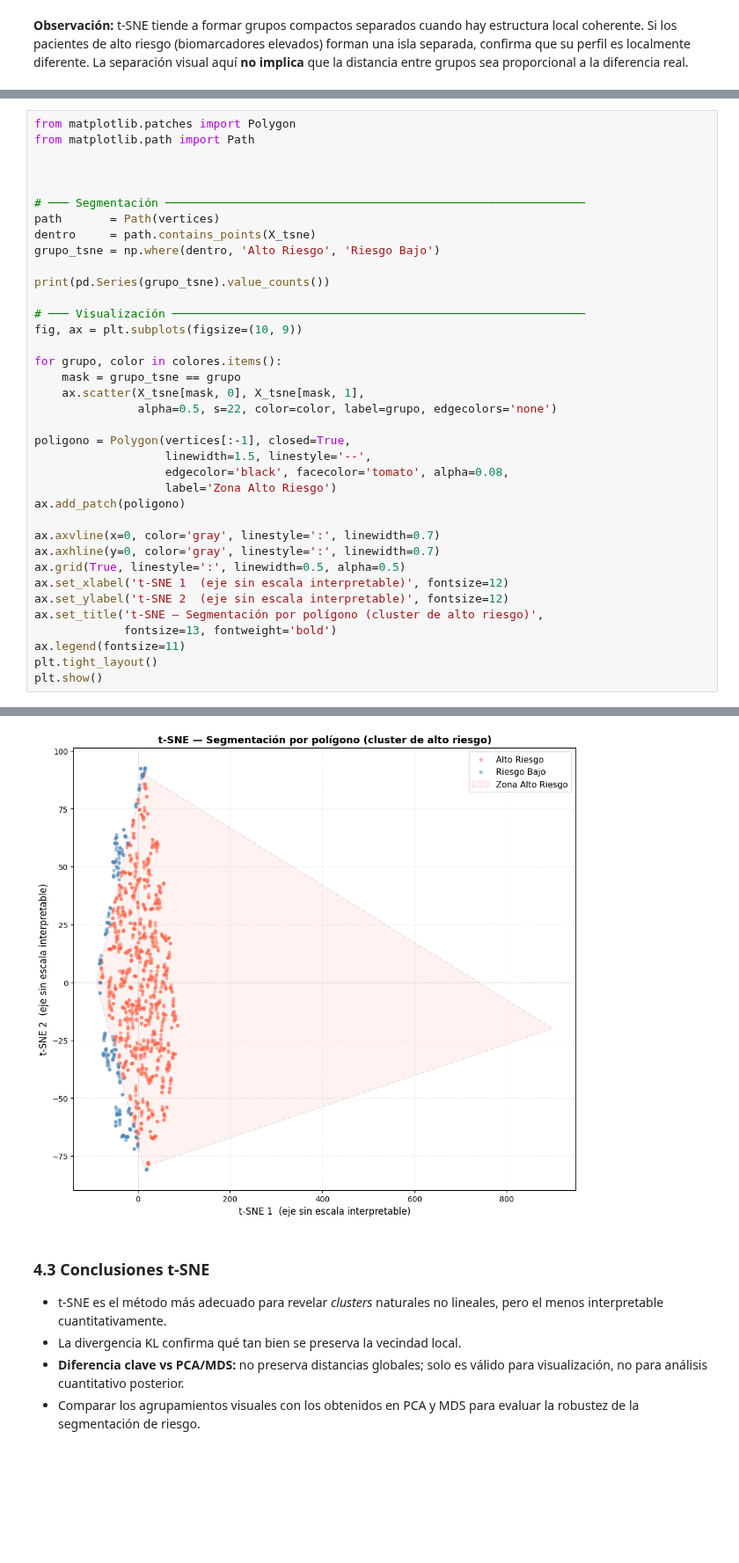
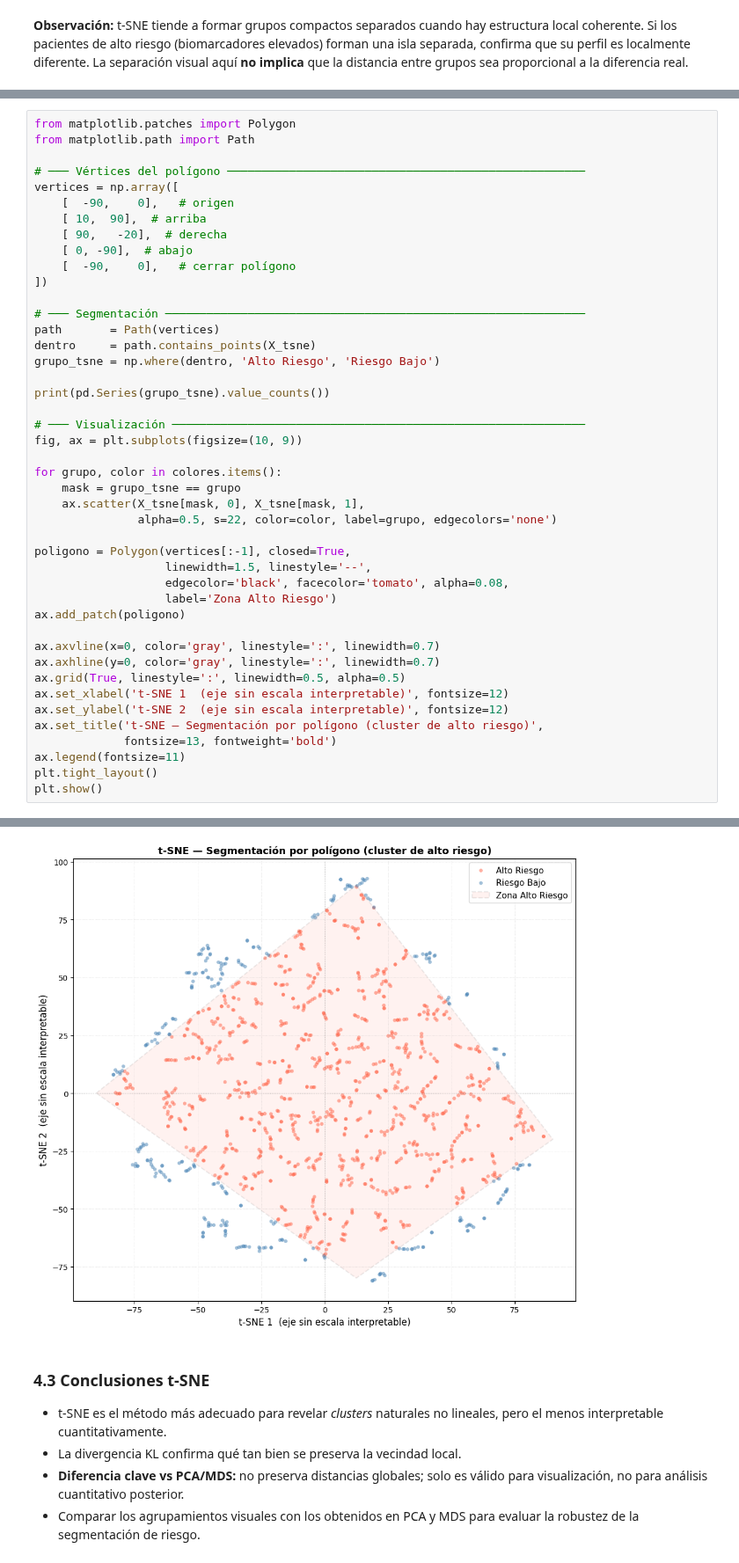
Before and after one commit to somexav/ciencia_datos_m3_e1, a Jupyter notebook: M3E1_HeartAttack_Xavier.ipynb, the cells around one changed output, grey strips where cells are left out. Shown at 88% size. Drawn from its saved outputs; the diff is of its cells as text; blank space fills up the shorter version.

```diff
--- a/M3E1_HeartAttack_Xavier.ipynb
+++ b/M3E1_HeartAttack_Xavier.ipynb
@@ -825,7 +816,14 @@ vertices = np.array([
 from matplotlib.patches import Polygon
 from matplotlib.path import Path
 
-
+# ─── Vértices del polígono ────────────────────────────────────────────────────
+vertices = np.array([
+    [  -90,    0],   # origen
+    [ 10,  90],  # arriba
+    [ 90,   -20],  # derecha
+    [ 0, -90],  # abajo
+    [  -90,    0],   # cerrar polígono
+])
 
 # ─── Segmentación ─────────────────────────────────────────────────────────────
 path       = Path(vertices)
@@ -864,5 +862,5 @@ Riesgo Bajo     232
 Name: count, dtype: int64
-[figure, old version]
+[figure, new version]
 # %% [markdown]
 ### 4.3 Conclusiones t-SNE
 
```
Also changed, not shown: parts of 5 cells of this notebook, 4 other files.
